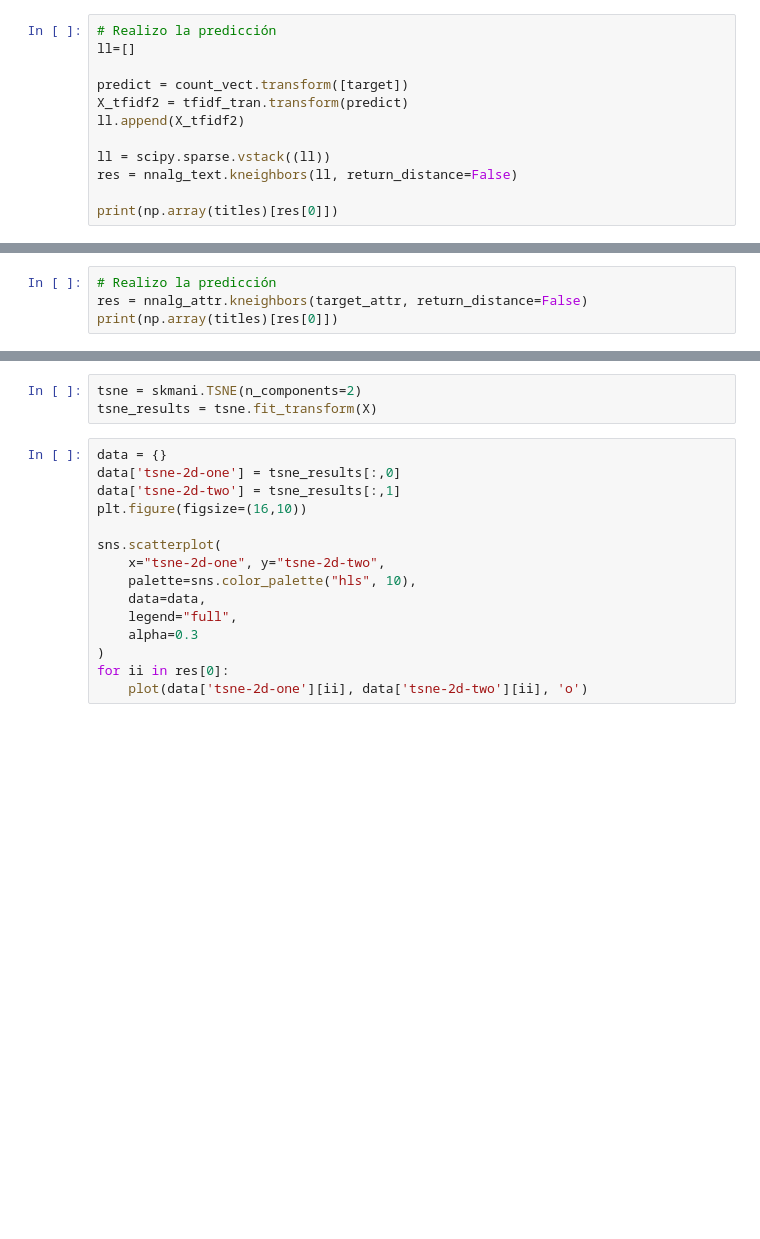
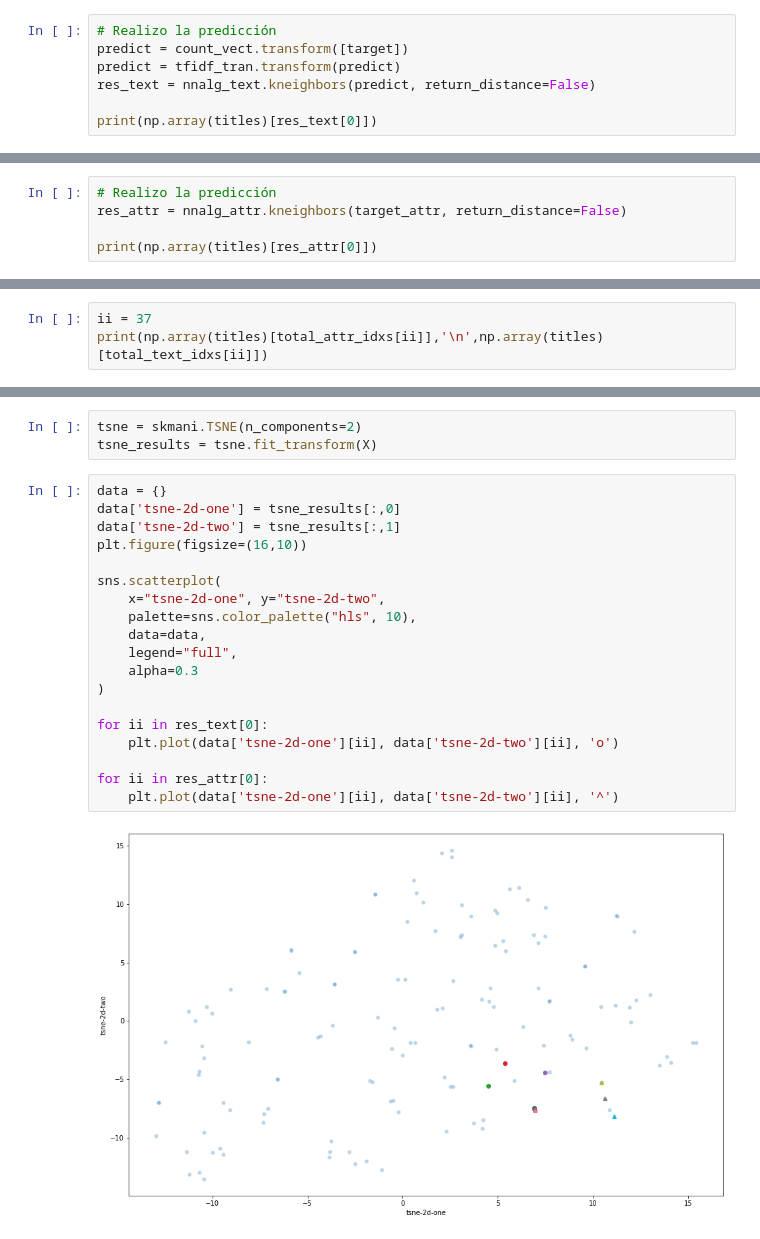
Before and after one commit to PatricioClark/MeLiChallenge, a Jupyter notebook: MeLi_DS_Challenge.ipynb, the cells around one changed output, grey strips where cells are left out. Saved outputs shown, nothing was run; the diff lists cells and outputs as text; blank space fills up the shorter version.

```diff
--- a/MeLi_DS_Challenge.ipynb
+++ b/MeLi_DS_Challenge.ipynb
@@ -140,15 +181,10 @@ nnalg_text.fit(X)
 NearestNeighbors()
 # %%
 # Realizo la predicción
-ll=[]
+predict = count_vect.transform([target])
+predict = tfidf_tran.transform(predict)
+res_text = nnalg_text.kneighbors(predict, return_distance=False)
 
-predict = count_vect.transform([target])
-X_tfidf2 = tfidf_tran.transform(predict)
-ll.append(X_tfidf2)
-
-ll = scipy.sparse.vstack((ll))
-res = nnalg_text.kneighbors(ll, return_distance=False)
-
-print(np.array(titles)[res[0]])
+print(np.array(titles)[res_text[0]])
 # %% [output]
 ['Multiprocesadora Smartlife Sl-fp0509 1000w Negra Y Acero Inoxidable 220v - 240v'
@@ -169,6 +205,7 @@ nnalg_attr.fit(attributes)
 NearestNeighbors()
 # %%
 # Realizo la predicción
-res = nnalg_attr.kneighbors(target_attr, return_distance=False)
-print(np.array(titles)[res[0]])
+res_attr = nnalg_attr.kneighbors(target_attr, return_distance=False)
+
+print(np.array(titles)[res_attr[0]])
 # %% [output]
@@ -219,0 +248,3 @@ print(np.array(titles)[total_attr_idxs[ii]],'\n',np.array(titles)[total_text_idx
+# %%
+ii = 37
+print(np.array(titles)[total_attr_idxs[ii]],'\n',np.array(titles)[total_text_idxs[ii]])
@@ -225,15 +269,21 @@ tsne_results = tsne.fit_transform(X)
 # %%
 data = {}
 data['tsne-2d-one'] = tsne_results[:,0]
 data['tsne-2d-two'] = tsne_results[:,1]
 plt.figure(figsize=(16,10))
 
 sns.scatterplot(
     x="tsne-2d-one", y="tsne-2d-two",
     palette=sns.color_palette("hls", 10),
     data=data,
     legend="full",
     alpha=0.3
 )
-for ii in res[0]:
-    plot(data['tsne-2d-one'][ii], data['tsne-2d-two'][ii], 'o')
+
+for ii in res_text[0]:
+    plt.plot(data['tsne-2d-one'][ii], data['tsne-2d-two'][ii], 'o')
+
+for ii in res_attr[0]:
+    plt.plot(data['tsne-2d-one'][ii], data['tsne-2d-two'][ii], '^')
+# %% [output]
+[figure, added]
```
Also changed, not shown: parts of 22 cells of this notebook.
